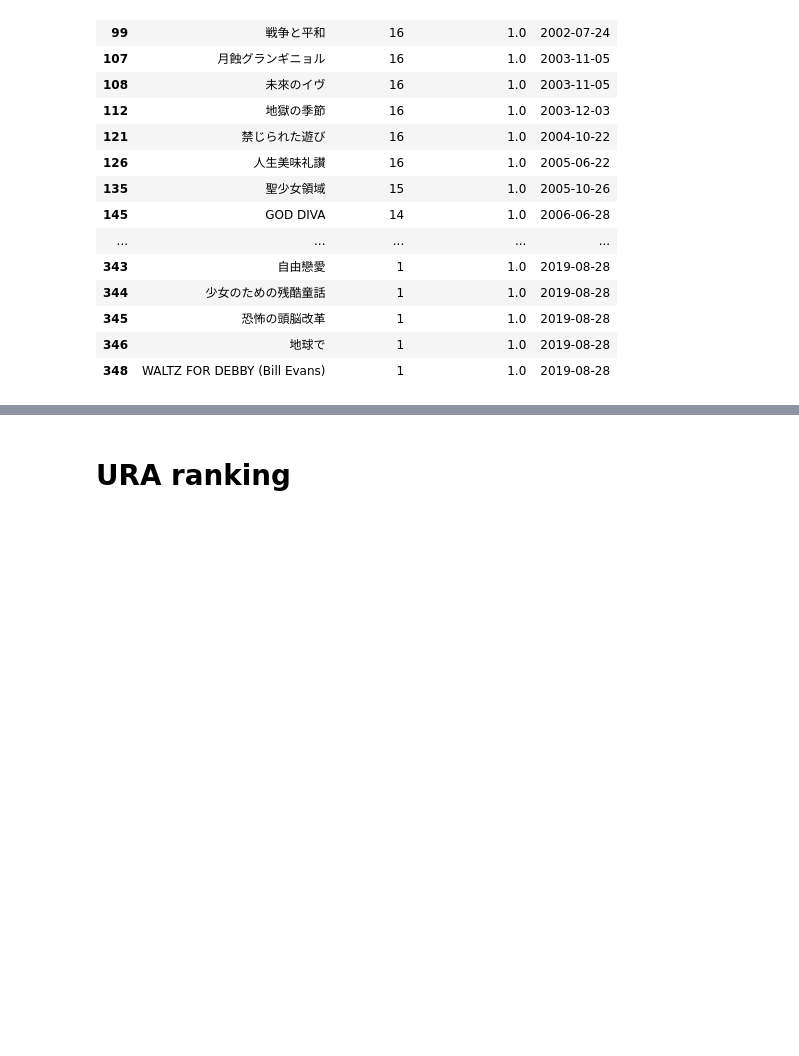
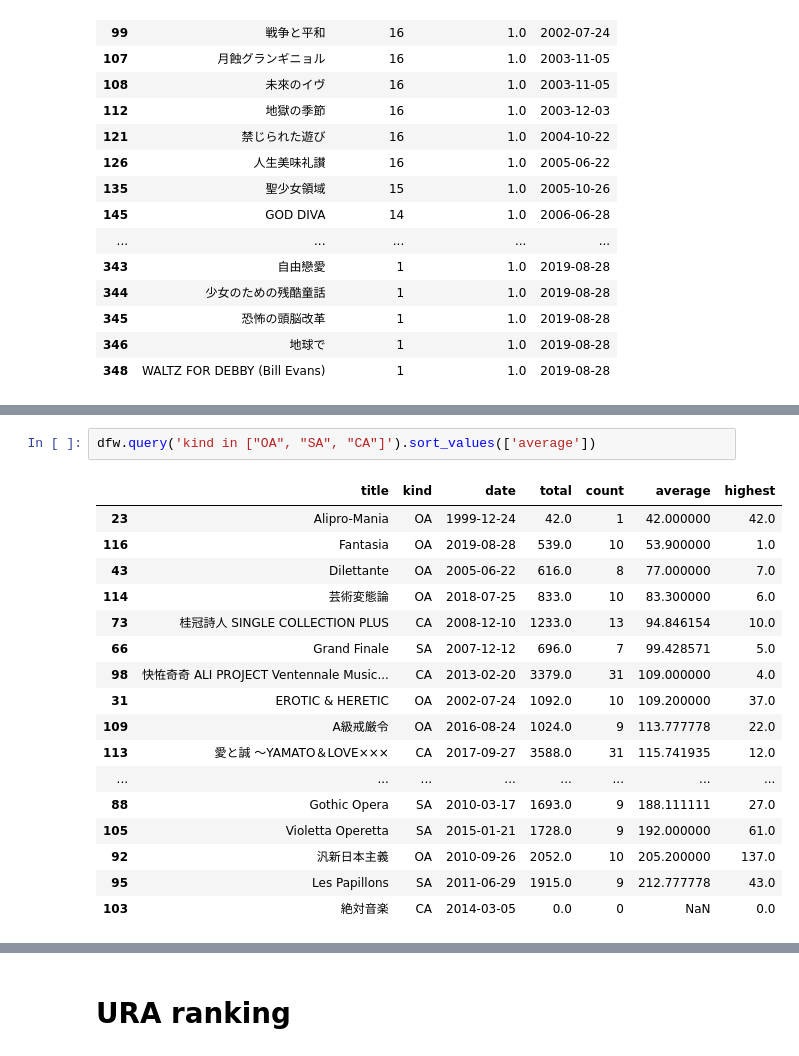
Before and after one commit to tabris913/aliran, a Jupyter notebook: aliran.ipynb, the cells around one changed output, grey strips where cells are left out. Drawn from its saved outputs; the diff is of its cells as text; blank space fills up the shorter version.

```diff
--- a/aliran.ipynb
+++ b/aliran.ipynb
@@ -348,0 +413,20 @@ tmp.sort_values(['under100_mean', 'date'], ascending=[False, True]) \
+# %%
+dfw.query('kind in ["OA", "SA", "CA"]').sort_values(['average'])
+# %% [output]
+|  | title | kind | date | total | count | average | highest |
+| 23 | Alipro-Mania | OA | 1999-12-24 | 42.0 | 1 | 42.000000 | 42.0 |
+| 116 | Fantasia | OA | 2019-08-28 | 539.0 | 10 | 53.900000 | 1.0 |
+| 43 | Dilettante | OA | 2005-06-22 | 616.0 | 8 | 77.000000 | 7.0 |
+| 114 | 芸術変態論 | OA | 2018-07-25 | 833.0 | 10 | 83.300000 | 6.0 |
+| 73 | 桂冠詩人 SINGLE COLLECTION PLUS | CA | 2008-12-10 | 1233.0 | 13 | 94.846154 | 10.0 |
+| 66 | Grand Finale | SA | 2007-12-12 | 696.0 | 7 | 99.428571 | 5.0 |
+| 98 | 快恠奇奇 ALI PROJECT Ventennale Music... | CA | 2013-02-20 | 3379.0 | 31 | 109.000000 | 4.0 |
+| 31 | EROTIC & HERETIC | OA | 2002-07-24 | 1092.0 | 10 | 109.200000 | 37.0 |
+| 109 | A級戒厳令 | OA | 2016-08-24 | 1024.0 | 9 | 113.777778 | 22.0 |
+| 113 | 愛と誠 ～YAMATO＆LOVE××× | CA | 2017-09-27 | 3588.0 | 31 | 115.741935 | 12.0 |
+| ... | ... | ... | ... | ... | ... | ... | ... |
+| 88 | Gothic Opera | SA | 2010-03-17 | 1693.0 | 9 | 188.111111 | 27.0 |
+| 105 | Violetta Operetta | SA | 2015-01-21 | 1728.0 | 9 | 192.000000 | 61.0 |
+| 92 | 汎新日本主義 | OA | 2010-09-26 | 2052.0 | 10 | 205.200000 | 137.0 |
+| 95 | Les Papillons | SA | 2011-06-29 | 1915.0 | 9 | 212.777778 | 43.0 |
+| 103 | 絶対音楽 | CA | 2014-03-05 | 0.0 | 0 | NaN | 0.0 |
```
Also changed, not shown: parts of 13 cells of this notebook, 7 other files.
